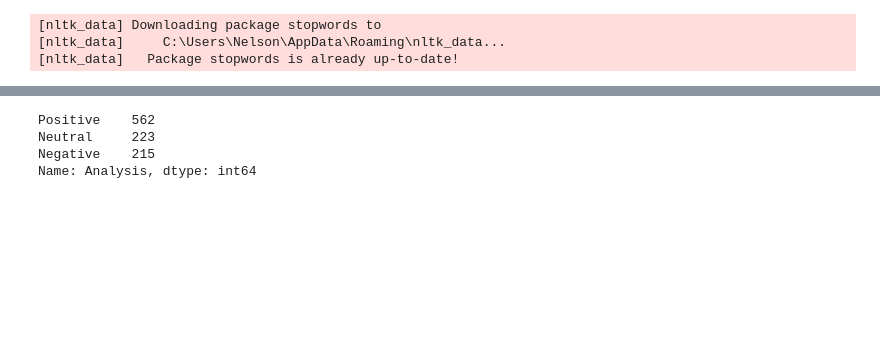
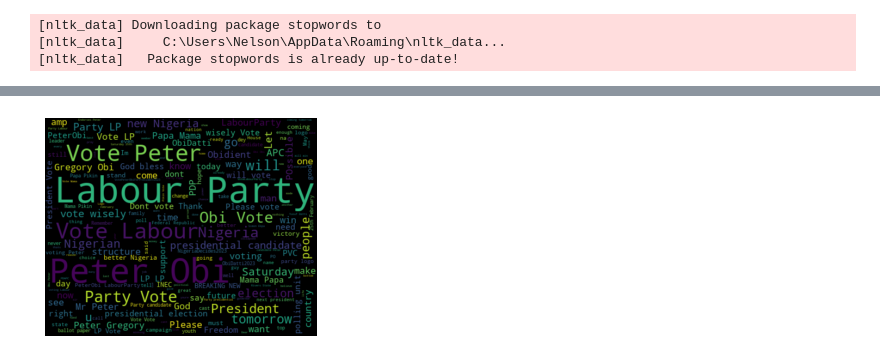
Before and after one commit to Nelsonchris1/Nigerian_election_sentiment_analysis, a Jupyter notebook: batch.ipynb, the cells around one changed output, grey strips where cells are left out. Saved outputs shown, nothing was run; the diff lists cells and outputs as text; code cells hidden in the pictures; blank space fills up the shorter version.

Commit message:
created sentiment analysis and model

```diff
--- a/batch.ipynb
+++ b/batch.ipynb
@@ -72,3 +77,8 @@ create_wordcloud(data=df_t, feature='Tweets')
+# %%
+#peter obi
+create_wordcloud(data=df_p, feature='Tweets')
+# %% [output]
+[figure, added]
 # %%
 # function to compute negative, neutral, and positive sentiment score
 
@@ -84,8 +96 @@ df['Analysis'] = df['Polarity'].apply(get_analysis)
 #df['Sub_analysis'] = df['Subjectivity'].apply(get_analysis)
-# %%
-df['Analysis'].value_counts()
-# %% [output]
-Positive    562
-Neutral     223
-Negative    215
-Name: Analysis, dtype: int64
```
Also changed, not shown: parts of 15 cells of this notebook.
